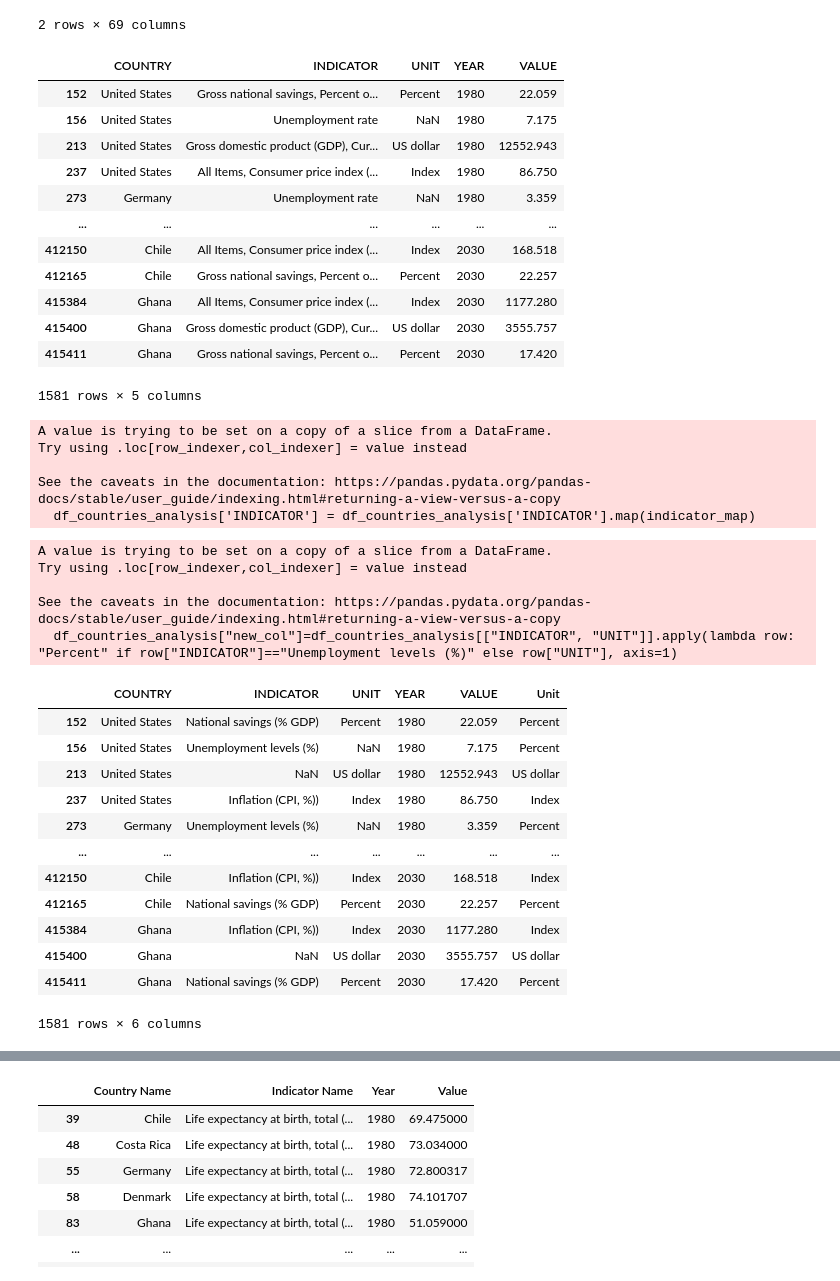
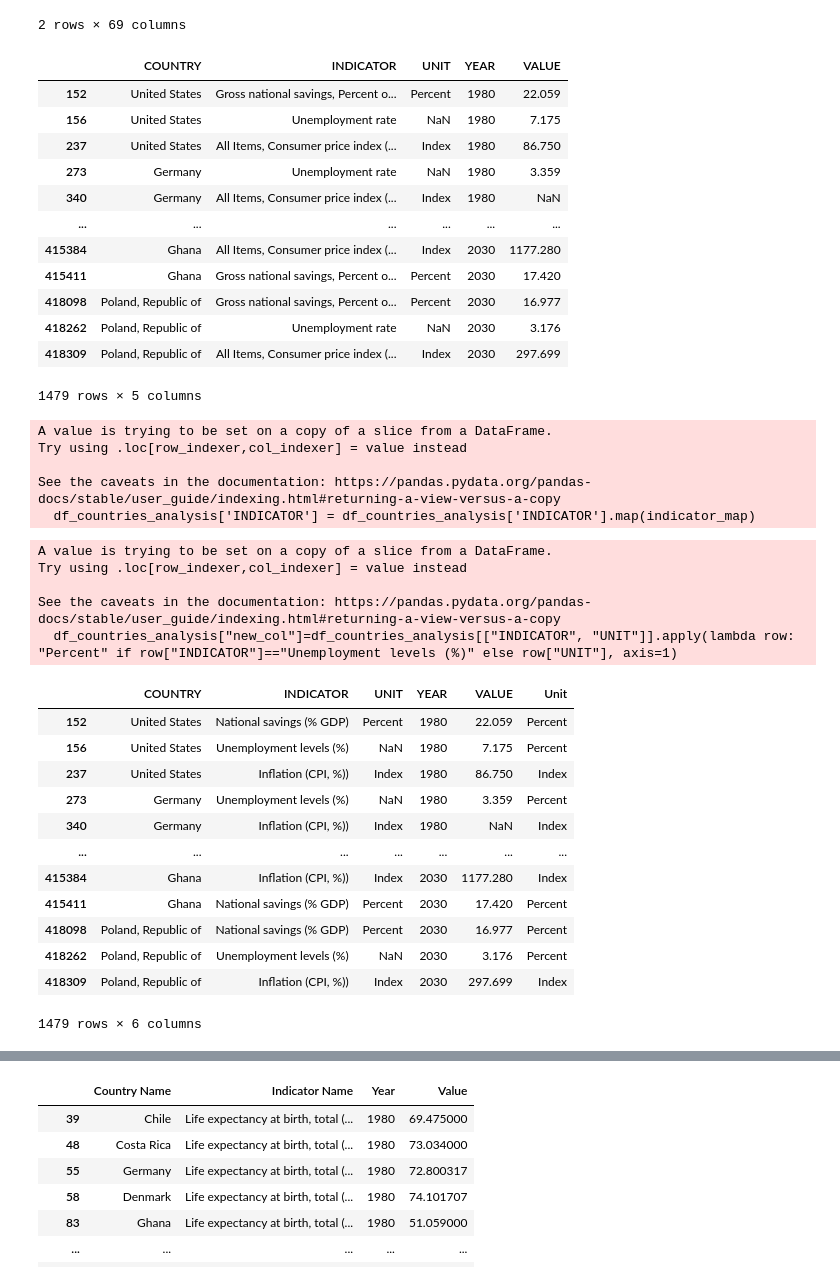
Before and after one commit to MDYCK12/Well-Being-Economics-, a Jupyter notebook: Notebooks/data transformation.ipynb, the cells around one changed output, grey strips where cells are left out. Drawn from its saved outputs; the diff is of its cells as text; code cells hidden in the pictures.

Commit message:
Updated Tables with all Countries

```diff
--- a/Notebooks/data transformation.ipynb
+++ b/Notebooks/data transformation.ipynb
@@ -32,39 +32,39 @@ temp["health_expenditure_df"].head(2)
 # %%
 # Converting IMF dataframe
 
 # SELECTING COLUMNS TO KEEP AND TO MELT
 columns_to_keep = ["COUNTRY", "INDICATOR", "UNIT"]
 columns_to_melt = ["1980","1981","1982","1983","1984","1985","1986","1987", "1988", "1989", "1990","1991","1992", "1993","1994","1995","1996","1997","1998","1999","2000","2001","2002","2003","2004","2005","2006","2007","2008","2009","2010","2011","2012","2013","2014","2015","2016","2017","2018","2019","2020","2021","2022","2023","2024","2025","2026","2027","2028","2029","2030" ]
 
 # melting
 melted_IMF_df = pd.melt(temp["IMF_data_df"], id_vars=columns_to_keep, value_vars = columns_to_melt, var_name="YEAR", value_name="VALUE")
 melted_IMF_df
 
 # selecting indicators and countries
 
-df_countries = melted_IMF_df[melted_IMF_df['COUNTRY'].isin(['Germany', 'Denmark', 'Poland','United States','Chile','Costa Rica','Japan','South Africa', 'Ghana','Ivory Coast'])]
+df_countries = melted_IMF_df[melted_IMF_df['COUNTRY'].isin(['Germany', 'Denmark', 'Poland, Republic of','United States','Chile','Costa Rica','Japan','China','Indonesia','South Africa', 'Ghana',"Cote d'Ivoire"])]
 
 df_countries
 
-# Select specific indicators: GDP per capita, Unemployment, Consumer Price Index (Inflation), Savings
+# Select specific indicators: GDP per capita, Unemployment, Consumer Price Index (Inflation), Savings, Investment
 
-df_countries_analysis = df_countries[df_countries['INDICATOR'].isin(['Gross domestic product (GDP), Current prices, Per capita, US dollar','Gross national savings, Percent of GDP','All Items, Consumer price index (CPI), End-of-period (EoP)','Unemployment rate'])]
+df_countries_analysis = df_countries[df_countries['INDICATOR'].isin(['Gross domestic product (GDP) per capita, current prices, U.S. dollars','Gross national savings, Percent of GDP','All Items, Consumer price index (CPI), End-of-period (EoP)','Unemployment rate'])]
 
 df_countries_analysis
 # %% [output]
 |  | COUNTRY | INDICATOR | UNIT | YEAR | VALUE |
 | 152 | United States | Gross national savings, Percent o... | Percent | 1980 | 22.059 |
 | 156 | United States | Unemployment rate | NaN | 1980 | 7.175 |
-| 213 | United States | Gross domestic product (GDP), Cur... | US dollar | 1980 | 12552.943 |
 | 237 | United States | All Items, Consumer price index (... | Index | 1980 | 86.750 |
 | 273 | Germany | Unemployment rate | NaN | 1980 | 3.359 |
+| 340 | Germany | All Items, Consumer price index (... | Index | 1980 | NaN |
 | ... | ... | ... | ... | ... | ... |
-| 412150 | Chile | All Items, Consumer price index (... | Index | 2030 | 168.518 |
-| 412165 | Chile | Gross national savings, Percent o... | Percent | 2030 | 22.257 |
 | 415384 | Ghana | All Items, Consumer price index (... | Index | 2030 | 1177.280 |
-| 415400 | Ghana | Gross domestic product (GDP), Cur... | US dollar | 2030 | 3555.757 |
 | 415411 | Ghana | Gross national savings, Percent o... | Percent | 2030 | 17.420 |
+| 418098 | Poland, Republic of | Gross national savings, Percent o... | Percent | 2030 | 16.977 |
+| 418262 | Poland, Republic of | Unemployment rate | NaN | 2030 | 3.176 |
+| 418309 | Poland, Republic of | All Items, Consumer price index (... | Index | 2030 | 297.699 |
-1581 rows × 5 columns
+1479 rows × 5 columns
 # %%
 # Renaming indicators
 
@@ -105,16 +105,16 @@ See the caveats in the documentation: https://pandas.pydata.org/pandas-docs/stab
 |  | COUNTRY | INDICATOR | UNIT | YEAR | VALUE | Unit |
 | 152 | United States | National savings (% GDP) | Percent | 1980 | 22.059 | Percent |
 | 156 | United States | Unemployment levels (%) | NaN | 1980 | 7.175 | Percent |
-| 213 | United States | NaN | US dollar | 1980 | 12552.943 | US dollar |
 | 237 | United States | Inflation (CPI, %)) | Index | 1980 | 86.750 | Index |
 | 273 | Germany | Unemployment levels (%) | NaN | 1980 | 3.359 | Percent |
+| 340 | Germany | Inflation (CPI, %)) | Index | 1980 | NaN | Index |
 | ... | ... | ... | ... | ... | ... | ... |
-| 412150 | Chile | Inflation (CPI, %)) | Index | 2030 | 168.518 | Index |
-| 412165 | Chile | National savings (% GDP) | Percent | 2030 | 22.257 | Percent |
 | 415384 | Ghana | Inflation (CPI, %)) | Index | 2030 | 1177.280 | Index |
-| 415400 | Ghana | NaN | US dollar | 2030 | 3555.757 | US dollar |
 | 415411 | Ghana | National savings (% GDP) | Percent | 2030 | 17.420 | Percent |
+| 418098 | Poland, Republic of | National savings (% GDP) | Percent | 2030 | 16.977 | Percent |
+| 418262 | Poland, Republic of | Unemployment levels (%) | NaN | 2030 | 3.176 | Percent |
+| 418309 | Poland, Republic of | Inflation (CPI, %)) | Index | 2030 | 297.699 | Index |
-1581 rows × 6 columns
+1479 rows × 6 columns
 # %%
 # Filter for Germany
 
```
Also changed, not shown: parts of 6 cells of this notebook, 1 other file.
